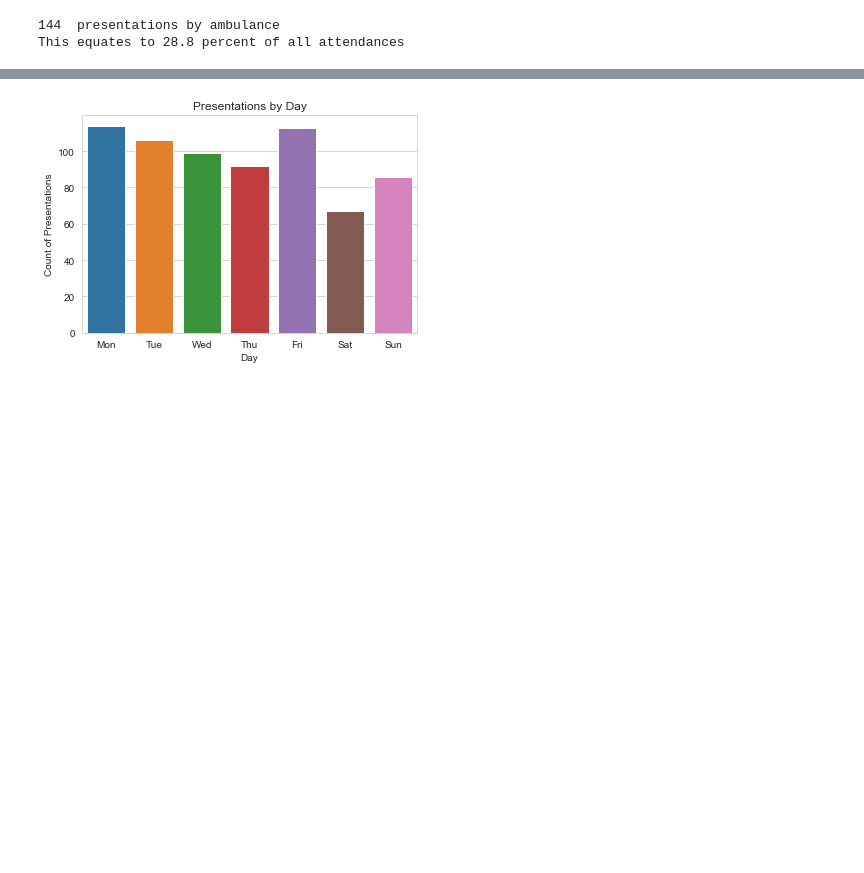
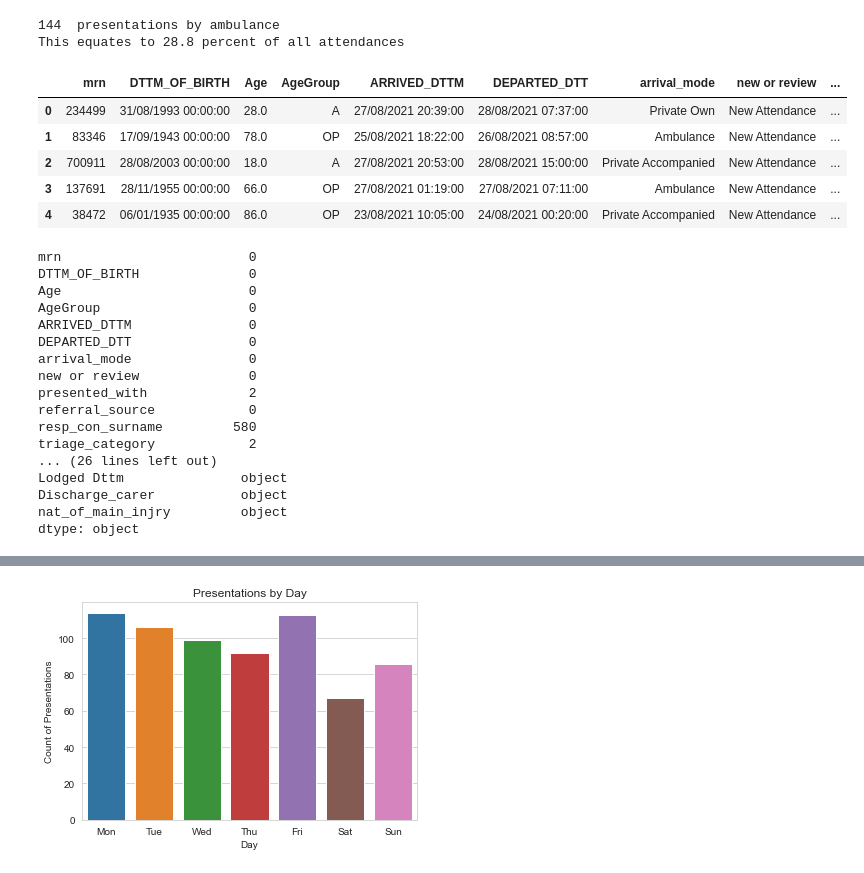
Before and after one commit to Shirdie/UCDProject, a Jupyter notebook: edproject.ipynb, the cells around one changed output, grey strips where cells are left out. Saved outputs shown, nothing was run; the diff lists cells and outputs as text; code cells hidden in the pictures; blank space fills up the shorter version.

```diff
--- a/edproject.ipynb
+++ b/edproject.ipynb
@@ -143,3 +187,35 @@ print('This equates to', count / len('Chart'), 'percent of all attendances')
 # %% [output]
 144  presentations by ambulance
 This equates to 28.8 percent of all attendances
+# %%
+#import csv file into pandas dataframe
+ED2 = pd.read_csv(r'C:\Users\lost4daze\Documents\UCD\Python Scripts\sampledata2.csv')
+display(ED2.head())
+print(ED2.isna().sum())
+print(ED2.dtypes)
+ED2['ARRIVED_DTTM'] = pd.to_datetime(ED2['ARRIVED_DTTM'])
+ED2.rename(columns = {'ARRIVED_DTTM':'Arrived DateTime'}, inplace = 'True')
+# %% [output]
+|  | mrn | DTTM_OF_BIRTH | Age | AgeGroup | ARRIVED_DTTM | DEPARTED_DTT | arrival_mode | new or review | ... |
+| 0 | 234499 | 31/08/1993 00:00:00 | 28.0 | A | 27/08/2021 20:39:00 | 28/08/2021 07:37:00 | Private Own | New Attendance | ... |
+| 1 | 83346 | 17/09/1943 00:00:00 | 78.0 | OP | 25/08/2021 18:22:00 | 26/08/2021 08:57:00 | Ambulance | New Attendance | ... |
+| 2 | 700911 | 28/08/2003 00:00:00 | 18.0 | A | 27/08/2021 20:53:00 | 28/08/2021 15:00:00 | Private Accompanied | New Attendance | ... |
+| 3 | 137691 | 28/11/1955 00:00:00 | 66.0 | OP | 27/08/2021 01:19:00 | 27/08/2021 07:11:00 | Ambulance | New Attendance | ... |
+| 4 | 38472 | 06/01/1935 00:00:00 | 86.0 | OP | 23/08/2021 10:05:00 | 24/08/2021 00:20:00 | Private Accompanied | New Attendance | ... |
+mrn                        0
+DTTM_OF_BIRTH              0
+Age                        0
+AgeGroup                   0
+ARRIVED_DTTM               0
+DEPARTED_DTT               0
+arrival_mode               0
+new or review              0
+presented_with             2
+referral_source            0
+resp_con_surname         580
+triage_category            2
+... (26 lines left out)
+Lodged Dttm               object
+Discharge_carer           object
+nat_of_main_injry         object
+dtype: object
```
Also changed, not shown: parts of 9 cells of this notebook.
